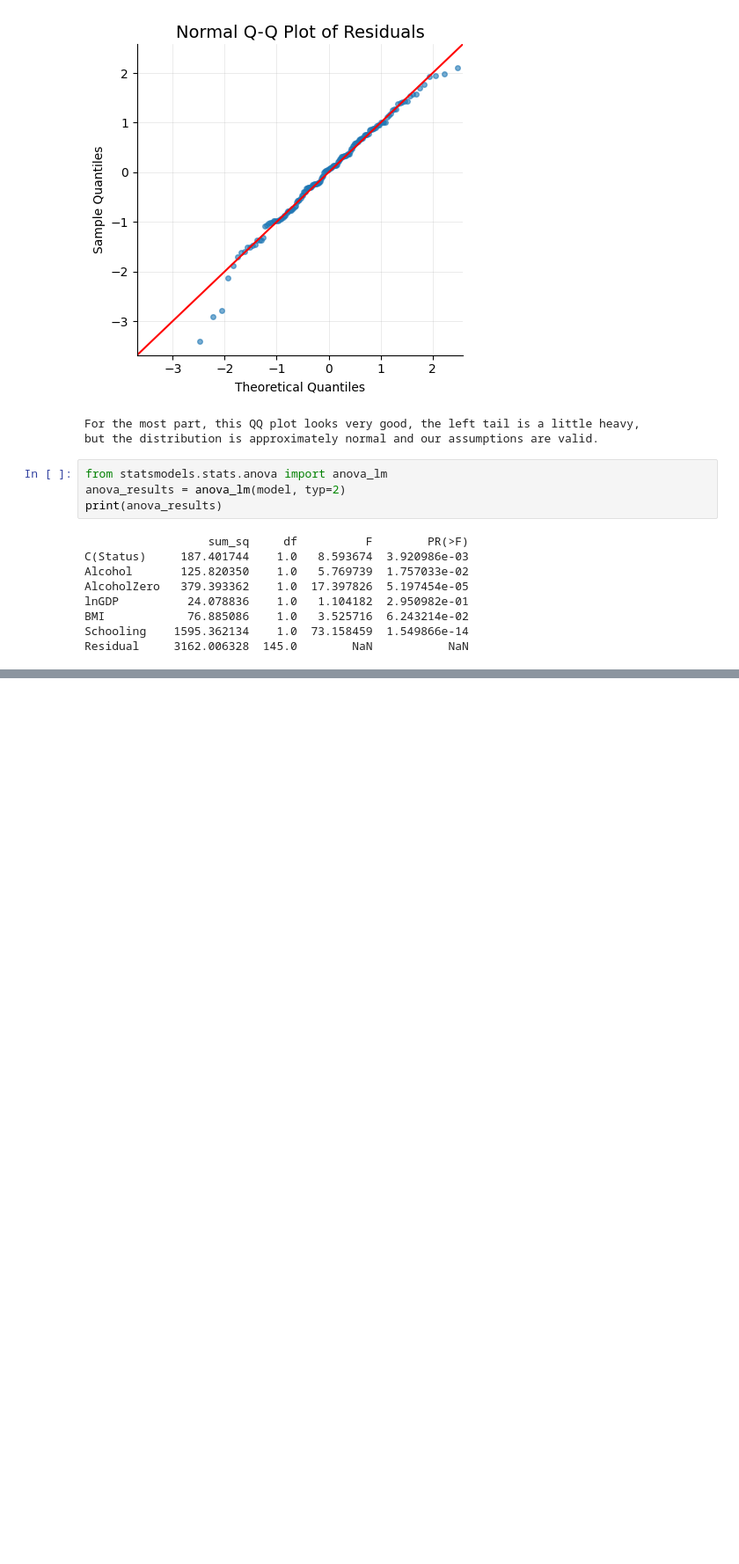
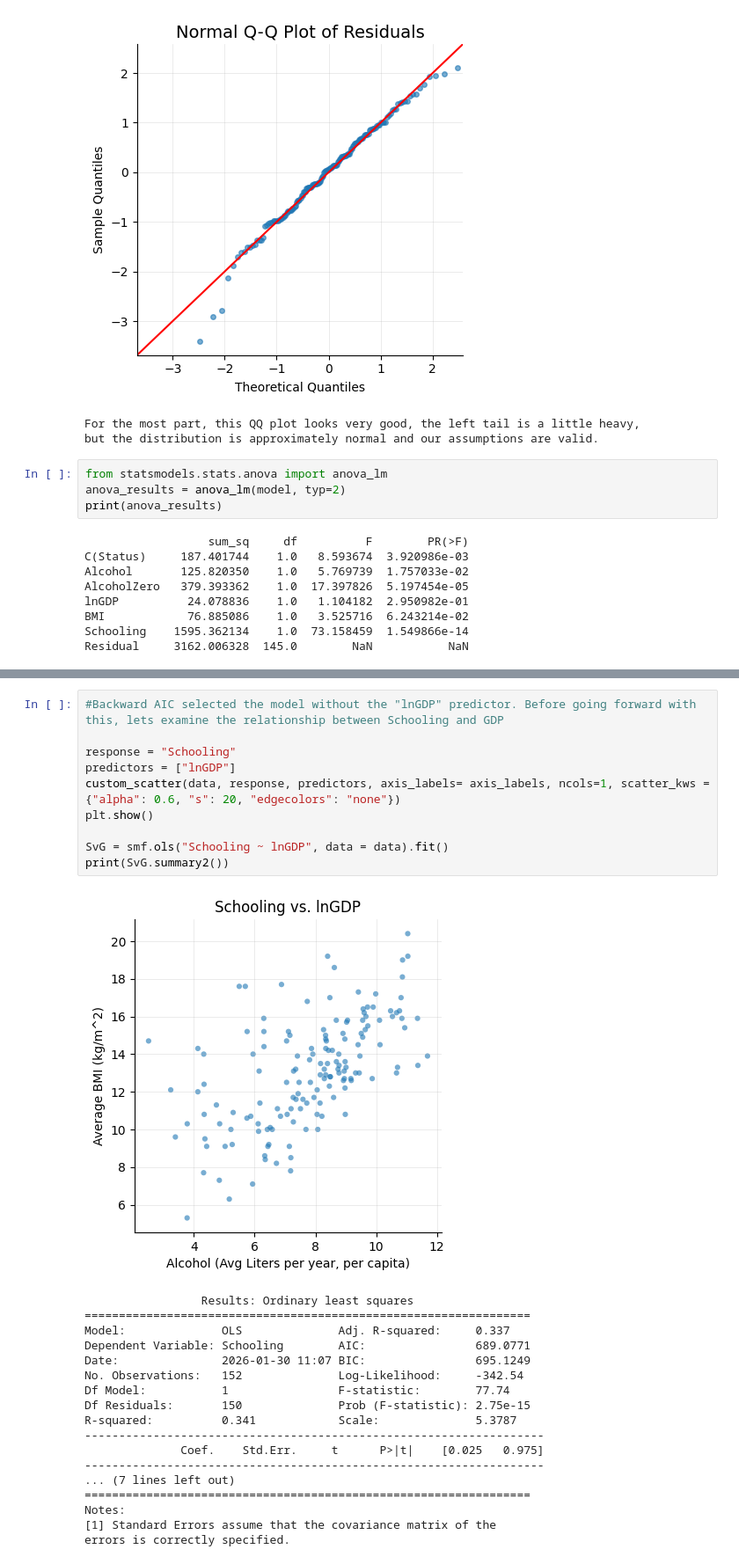
Before and after one commit to Nolan6Jensen/life-expectancy-modeling, a Jupyter notebook: analysis1.ipynb, the cells around one changed output, grey strips where cells are left out. Shown at 88% size. Saved outputs shown, nothing was run; the diff lists cells and outputs as text; blank space fills up the shorter version.

```diff
--- a/analysis1.ipynb
+++ b/analysis1.ipynb
@@ -415 +419,30 @@ Notes:
+# %%
+#Backward AIC selected the model without the "lnGDP" predictor. Before going forward with this, lets examine the relationship between Schooling and GDP
+
+response = "Schooling"
+predictors = ["lnGDP"]
+custom_scatter(data, response, predictors, axis_labels= axis_labels, ncols=1, scatter_kws = {"alpha": 0.6, "s": 20, "edgecolors": "none"})
+plt.show()
+
+SvG = smf.ols("Schooling ~ lnGDP", data = data).fit()
+print(SvG.summary2())
+# %% [output]
+[figure, added]
+                 Results: Ordinary least squares
+=================================================================
+Model:              OLS              Adj. R-squared:     0.337
+Dependent Variable: Schooling        AIC:                689.0771
+Date:               2026-01-30 11:07 BIC:                695.1249
+No. Observations:   152              Log-Likelihood:     -342.54
+Df Model:           1                F-statistic:        77.74
+Df Residuals:       150              Prob (F-statistic): 2.75e-15
+R-squared:          0.341            Scale:              5.3787
+-------------------------------------------------------------------
+              Coef.    Std.Err.     t      P>|t|    [0.025   0.975]
+-------------------------------------------------------------------
+... (7 lines left out)
+=================================================================
+Notes:
+[1] Standard Errors assume that the covariance matrix of the
+errors is correctly specified.
 # %%
```
Also changed, not shown: parts of 7 cells of this notebook, 1 other file.
